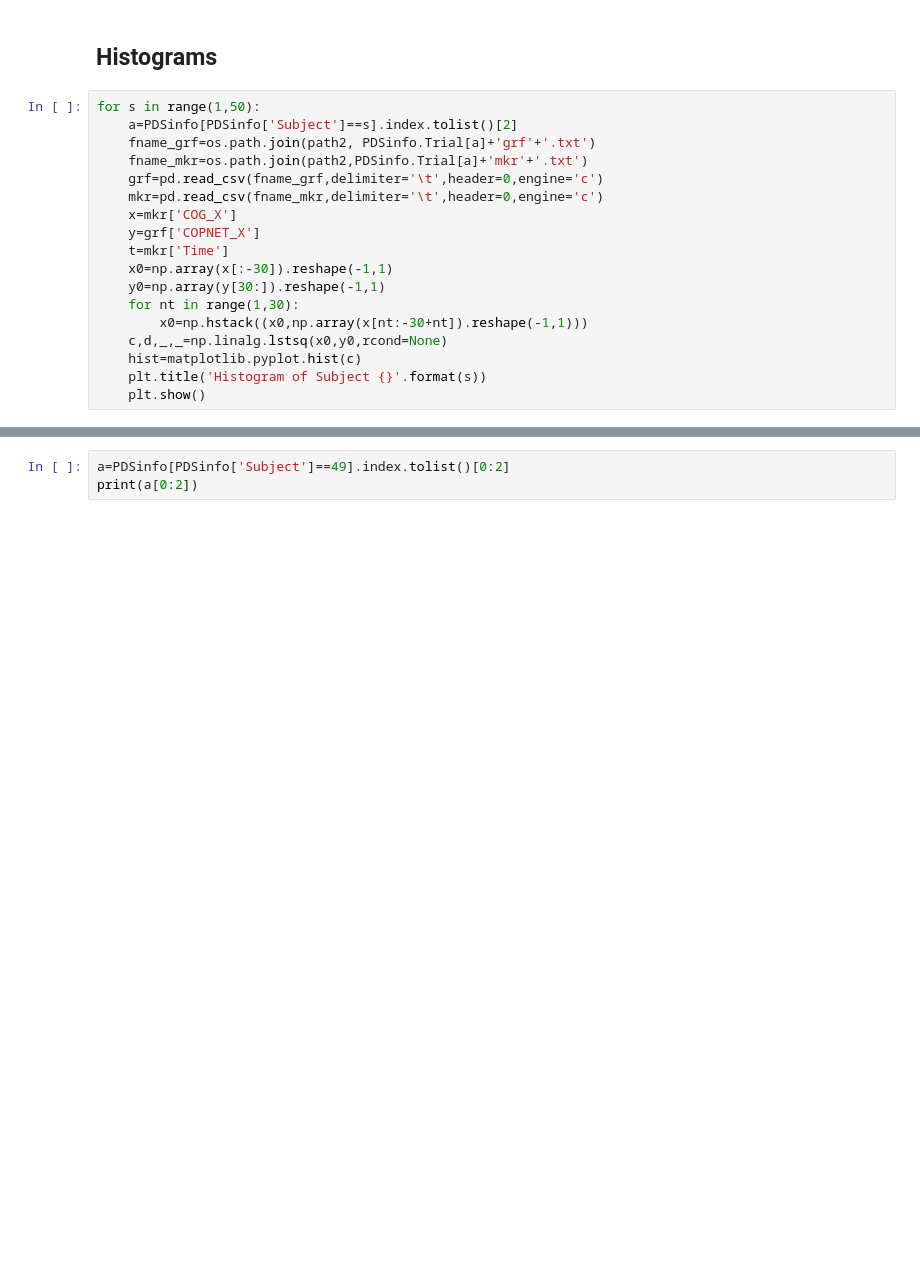
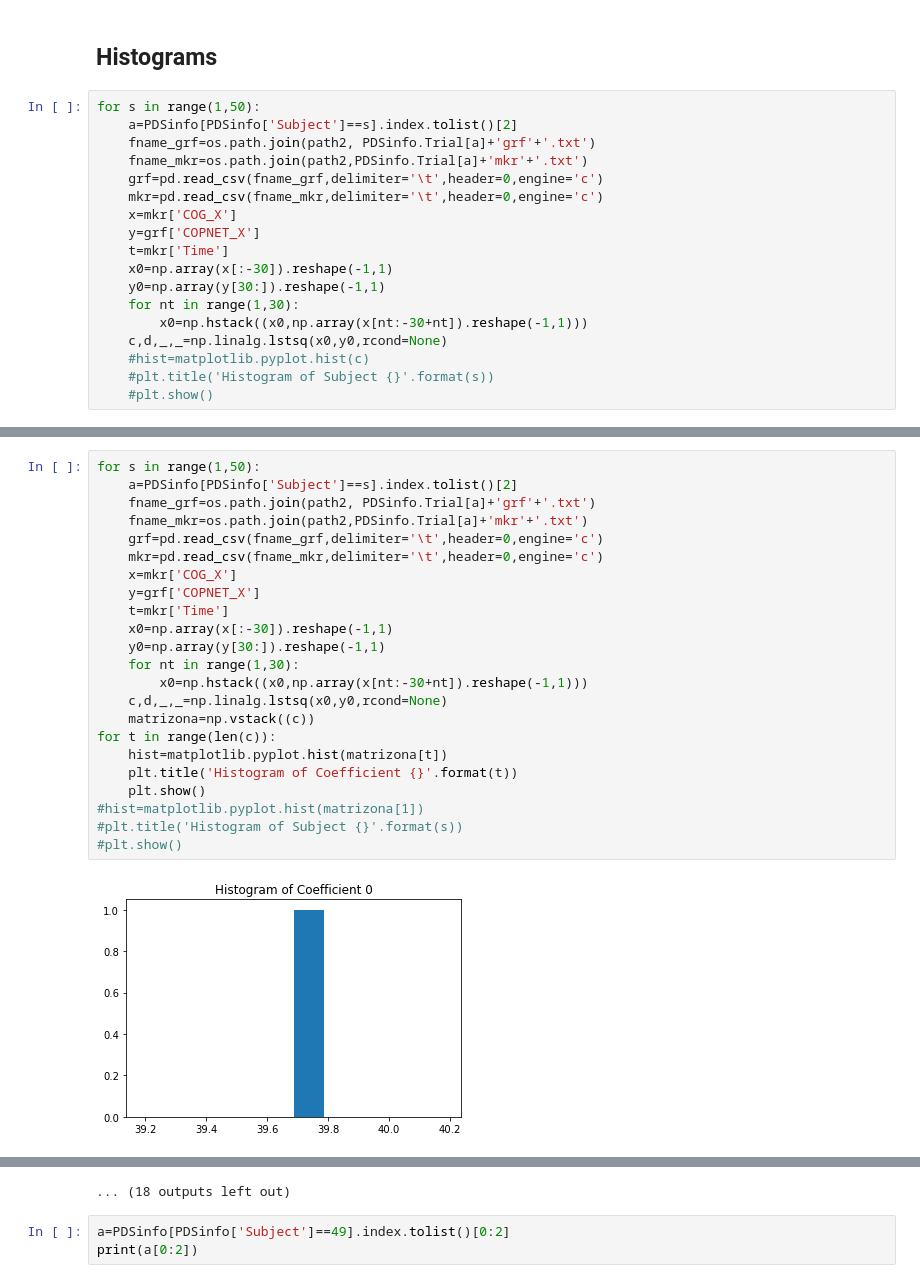
Before and after one commit to FernandaVanzini/COPandCOGestimar, a Jupyter notebook: RegressãoLinear-Every Subject.ipynb, the cells around one changed output, grey strips where cells are left out. Cells and saved outputs as stored; diff of their text form; blank space fills up the shorter version.

Commit message:
Linear Regression- Every Subject+Histogram of coeficients

```diff
--- a/RegressãoLinear-Every Subject.ipynb
+++ b/RegressãoLinear-Every Subject.ipynb
@@ -159,6 +159,6 @@ for s in range(1,50):
     for nt in range(1,30):
         x0=np.hstack((x0,np.array(x[nt:-30+nt]).reshape(-1,1)))
     c,d,_,_=np.linalg.lstsq(x0,y0,rcond=None)
-    hist=matplotlib.pyplot.hist(c)
-    plt.title('Histogram of Subject {}'.format(s))
-    plt.show()
+    #hist=matplotlib.pyplot.hist(c)
+    #plt.title('Histogram of Subject {}'.format(s))
+    #plt.show()
@@ -178,0 +165,25 @@ for s in range(1,50):
+# %%
+for s in range(1,50):
+    a=PDSinfo[PDSinfo['Subject']==s].index.tolist()[2]
+    fname_grf=os.path.join(path2, PDSinfo.Trial[a]+'grf'+'.txt')
+    fname_mkr=os.path.join(path2,PDSinfo.Trial[a]+'mkr'+'.txt')
+    grf=pd.read_csv(fname_grf,delimiter='\t',header=0,engine='c')
+    mkr=pd.read_csv(fname_mkr,delimiter='\t',header=0,engine='c')
+    x=mkr['COG_X']
+    y=grf['COPNET_X']
+    t=mkr['Time']
+    x0=np.array(x[:-30]).reshape(-1,1)
+    y0=np.array(y[30:]).reshape(-1,1)
+    for nt in range(1,30):
+        x0=np.hstack((x0,np.array(x[nt:-30+nt]).reshape(-1,1)))
+    c,d,_,_=np.linalg.lstsq(x0,y0,rcond=None)
+    matrizona=np.vstack((c))
+for t in range(len(c)):
+    hist=matplotlib.pyplot.hist(matrizona[t])
+    plt.title('Histogram of Coefficient {}'.format(t))
+    plt.show()
+#hist=matplotlib.pyplot.hist(matrizona[1])
+#plt.title('Histogram of Subject {}'.format(s))
+#plt.show()
+# %% [output]
+[figure, added]
@@ -179,3 +201,4 @@ for s in range(1,50):
+... (18 outputs left out)
 # %%
 a=PDSinfo[PDSinfo['Subject']==49].index.tolist()[0:2]
 print(a[0:2])
```
Also changed, not shown: parts of 3 cells of this notebook, 1 other file.
